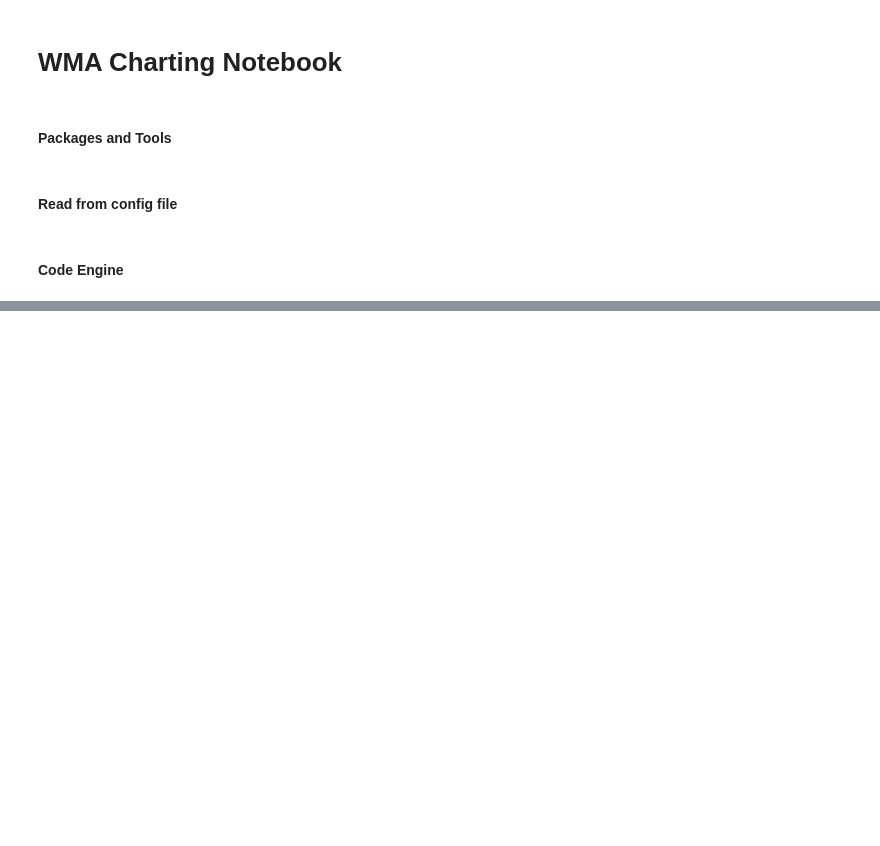
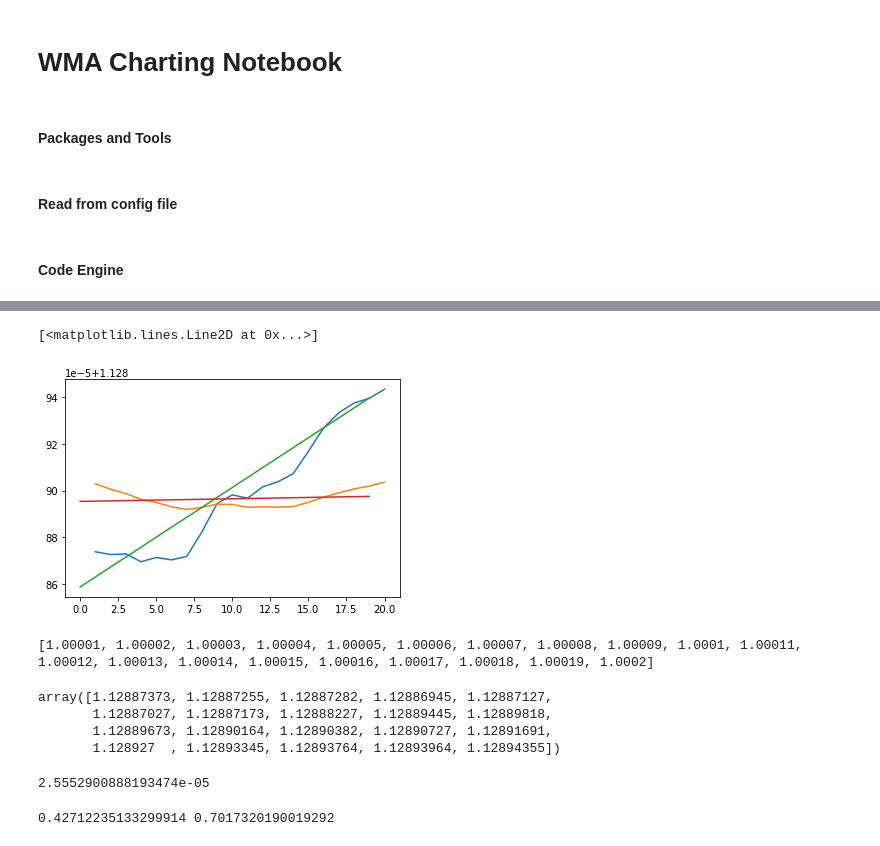
Before and after one commit to ramkumarr02/Oanda_Trading, a Jupyter notebook: Chart WMA v2.1.ipynb, the cells around one changed output, grey strips where cells are left out. Cells and saved outputs as stored; diff of their text form; code cells hidden in the pictures; blank space fills up the shorter version.

```diff
--- a/Chart WMA v2.1.ipynb
+++ b/Chart WMA v2.1.ipynb
@@ -219,0 +316,8 @@ df_copy.to_csv('data/wma_chart.csv', index = False)
+# %%
+plt.plot(short_slope_x, short_slope_y)
+plt.plot(long_slope_x, long_slope_y)
+plt.plot(abline_short)
+plt.plot(abline_long)
+# %% [output]
+[<matplotlib.lines.Line2D at 0x...>]
+[figure, added]
@@ -219,0 +329,23 @@ df_copy.to_csv('data/wma_chart.csv', index = False)
+# %%
+l1 = []
+for i in range(20):
+    l1.append(1 + ((i+1)*pip*0.1))
+print(l1)
+# %% [output]
+[1.00001, 1.00002, 1.00003, 1.00004, 1.00005, 1.00006, 1.00007, 1.00008, 1.00009, 1.0001, 1.00011, 1.00012, 1.00013, 1.00014, 1.00015, 1.00016, 1.00017, 1.00018, 1.00019, 1.0002]
+# %%
+np.array(short_slope_y)
+# %% [output]
+array([1.12887373, 1.12887255, 1.12887282, 1.12886945, 1.12887127,
+       1.12887027, 1.12887173, 1.12888227, 1.12889445, 1.12889818,
+       1.12889673, 1.12890164, 1.12890382, 1.12890727, 1.12891691,
+       1.128927  , 1.12893345, 1.12893764, 1.12893964, 1.12894355])
+# %%
+np.std(short_slope_y)
+# %% [output]
+2.5552900888193474e-05
+# %%
+short_slope, short_intercept, _, _, _ = linregress(s_slope_x, short_slope_y)
+print(short_slope, short_intercept)
+# %% [output]
+0.42712235133299914 0.7017320190019292
```
Also changed, not shown: parts of 39 cells of this notebook, 1 other file.
